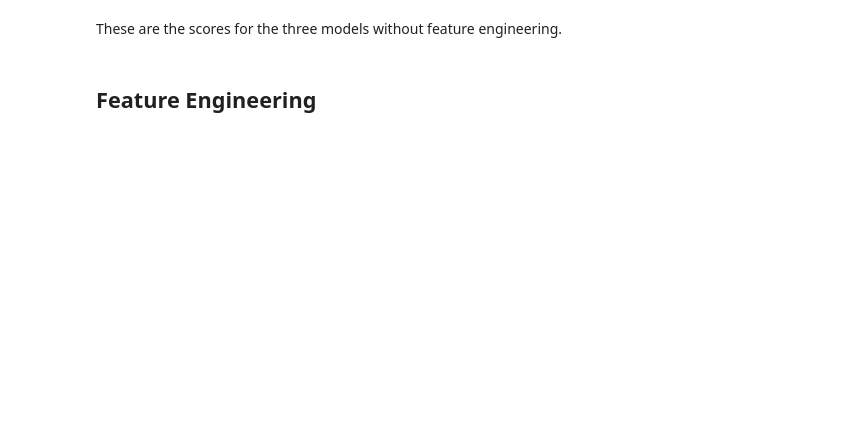
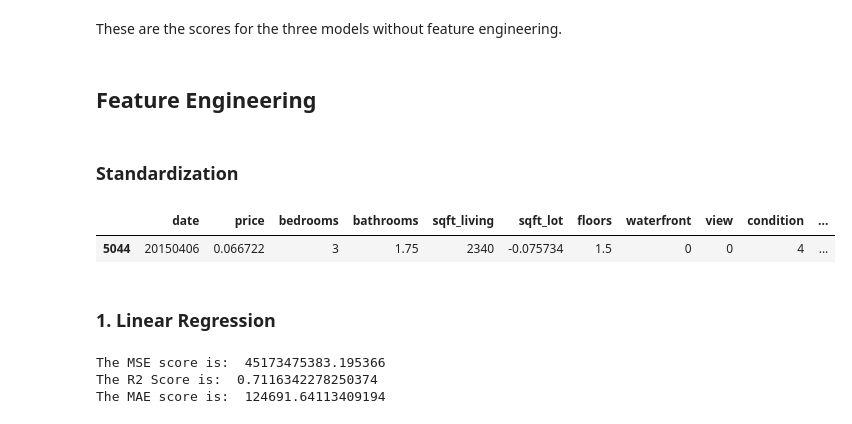
Before and after one commit to MbuviM/ML-Personal-Projects, a Jupyter notebook: Linear-Regression-Housing/model.ipynb, the cells around one changed output. Cells and saved outputs as stored; diff of their text form; code cells hidden in the pictures; blank space fills up the shorter version.

```diff
--- a/Linear-Regression-Housing/model.ipynb
+++ b/Linear-Regression-Housing/model.ipynb
@@ -215,3 +222,17 @@ The MAE score is:  76715.3619049907
 These are the scores for the three models without feature engineering.
 # %% [markdown]
 ## Feature Engineering
+# %% [markdown]
+### Standardization
+# %%
+from sklearn.preprocessing import StandardScaler
+
+# Instantiate Scaler
+scaler = StandardScaler()
+
+housing_prices[['price', 'sqft_lot', 'sqft_lot15']] = scaler.fit_transform(housing_prices[['price', 'sqft_lot', 'sqft_lot15']])
+# %%
+housing_prices.sample()
+# %% [output]
+|  | date | price | bedrooms | bathrooms | sqft_living | sqft_lot | floors | waterfront | view | condition | ... |
+| 5044 | 20150406 | 0.066722 | 3 | 1.75 | 2340 | -0.075734 | 1.5 | 0 | 0 | 4 | ... |
@@ -217,0 +245,23 @@ These are the scores for the three models without feature engineering.
+# %% [markdown]
+### 1. Linear Regression
+# %%
+# Instantiate model
+model = LinearRegression()
+
+# Fit model
+model.fit(X_scaled_train, y_scaled_train)
+
+# Predict model
+y_pred = model.predict(X_scaled_test)
+
+# Performance metrics
+mse = mean_squared_error(y_scaled_test, y_pred)
+r2 = r2_score(y_scaled_test, y_pred)
+mae = mean_absolute_error(y_scaled_test, y_pred)
+print("The MSE score is: ", mse)
+print("The R2 Score is: ", r2)
+print("The MAE score is: ", mae)
+# %% [output]
+The MSE score is:  45173475383.195366
+The R2 Score is:  0.7116342278250374
+The MAE score is:  124691.64113409194
```
Also changed, not shown: parts of 9 cells of this notebook.
